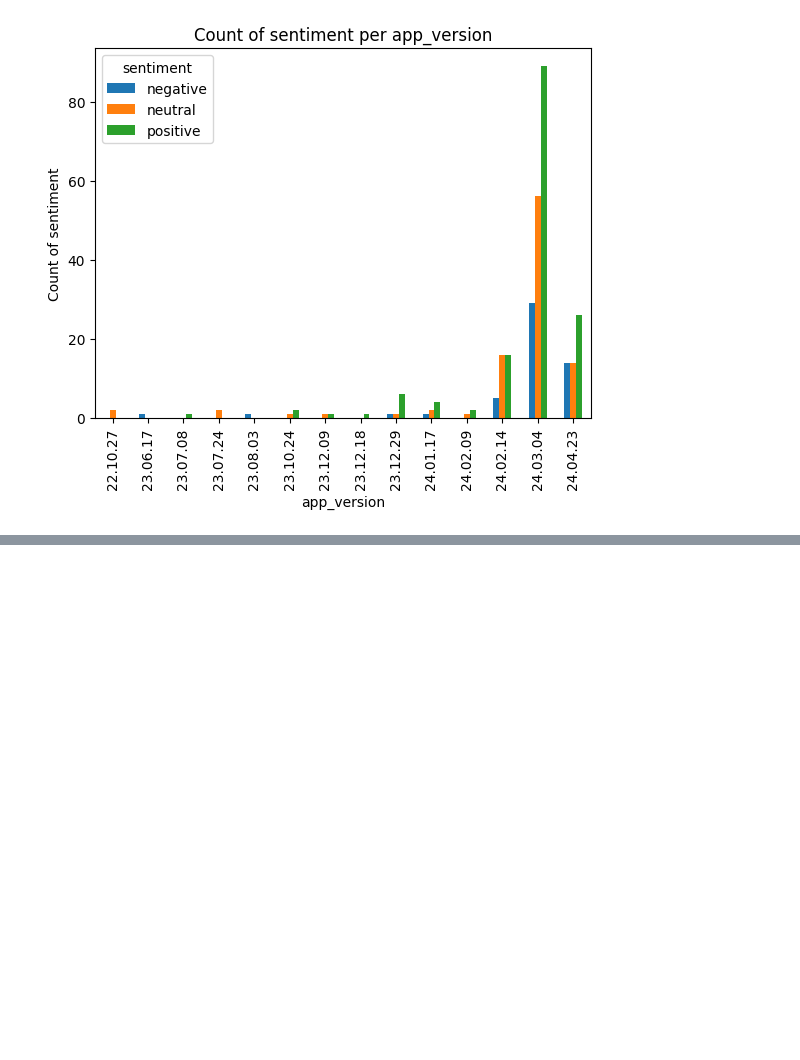
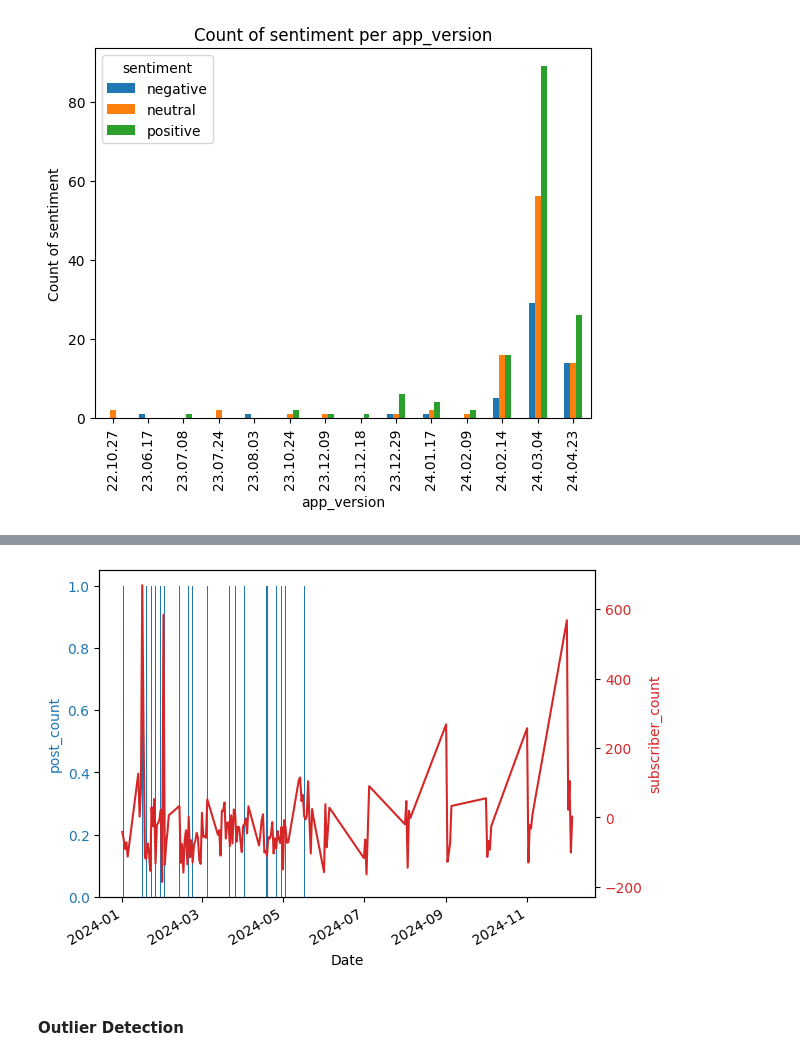
Before and after one commit to abrahamshimelis/Marketing-Analytics-Dashboard, a Jupyter notebook: notebooks/EDA.ipynb, the cells around one changed output, grey strips where cells are left out. Cells and saved outputs as stored; diff of their text form; code cells hidden in the pictures; blank space fills up the shorter version.

```diff
--- a/notebooks/EDA.ipynb
+++ b/notebooks/EDA.ipynb
@@ -383,0 +413,6 @@ plot_categorical_two_cols_unstack(df_reviews, 'sentiment', 'app_version')
+# %%
+merged_by_date_two_cols_plot(df_posts, df_subscribers, 'post_count', 'subscriber_count', 'date', 'date')
+# %% [output]
+[figure, added]
+# %% [markdown]
+#### Outlier Detection
```
Also changed, not shown: parts of 4 cells of this notebook, 1 other file.
